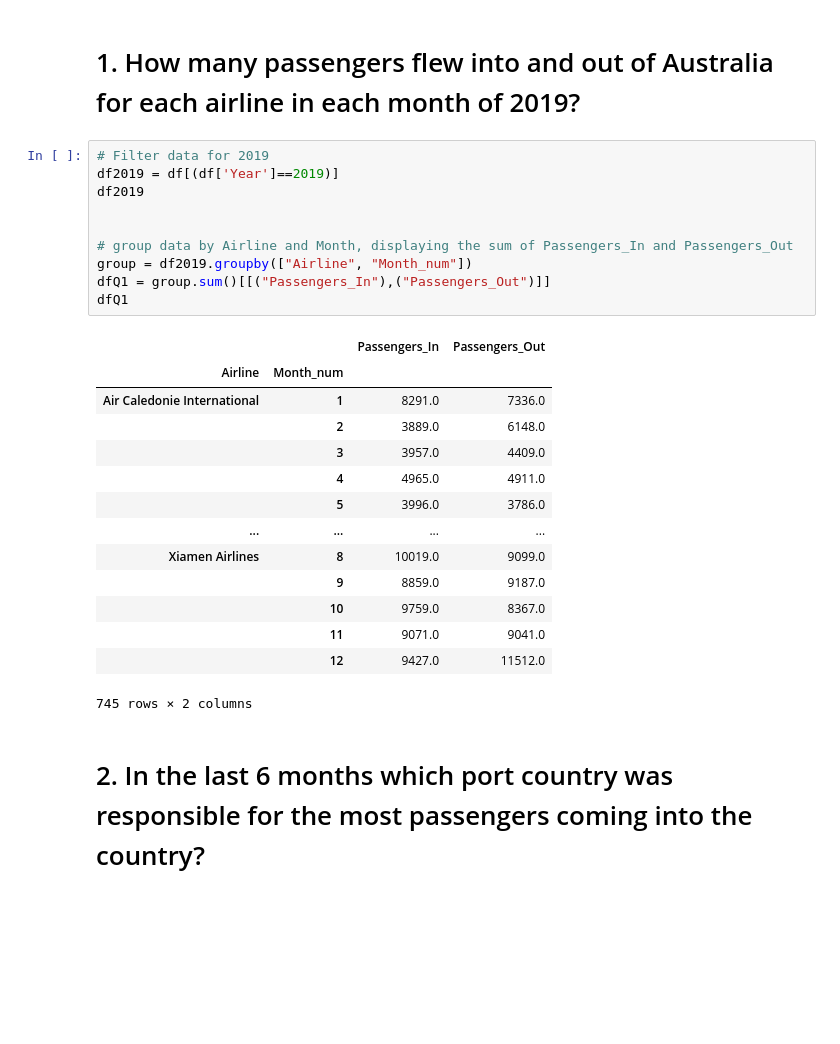
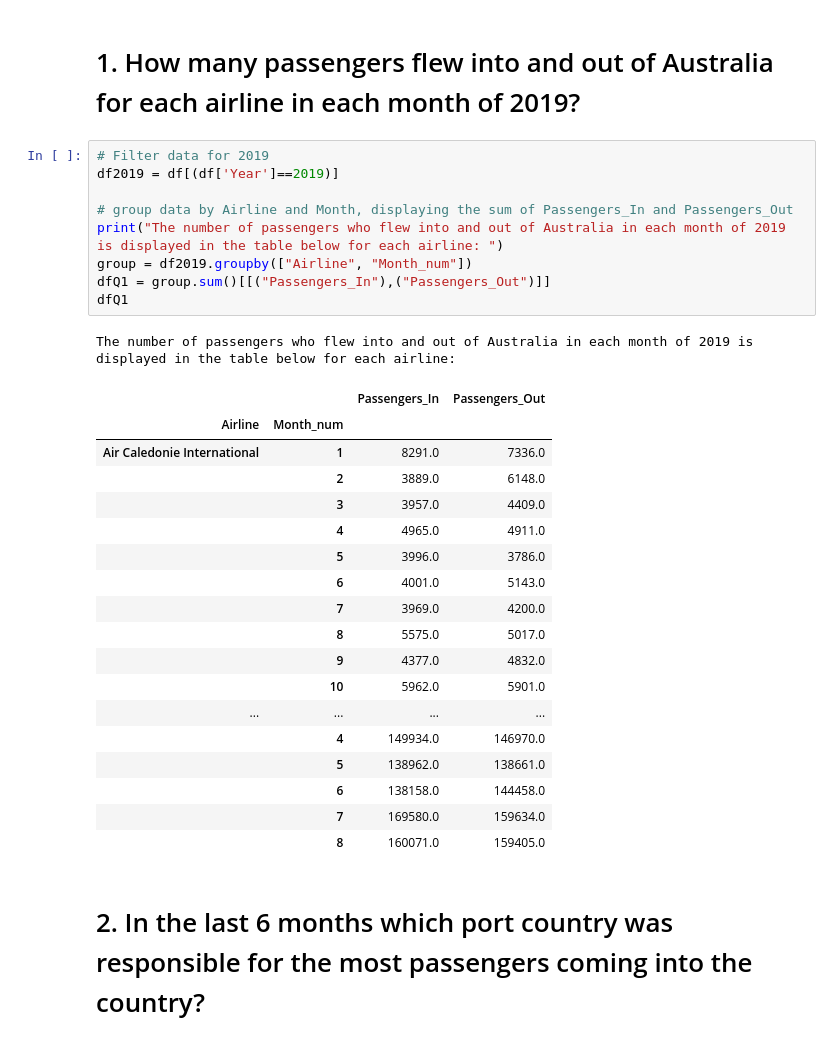
Before and after one commit to m-gannon/Data-Engineer-Code-Challenge, a Jupyter notebook: Data-Eng-Coding-Challange.ipynb, the cells around one changed output. Drawn from its saved outputs; the diff is of its cells as text; blank space fills up the shorter version.

```diff
--- a/Data-Eng-Coding-Challange.ipynb
+++ b/Data-Eng-Coding-Challange.ipynb
@@ -32,28 +32,32 @@ df
 # %%
 # Filter data for 2019
 df2019 = df[(df['Year']==2019)]
-df2019
-
 
 # group data by Airline and Month, displaying the sum of Passengers_In and Passengers_Out
+print("The number of passengers who flew into and out of Australia in each month of 2019 is displayed in the table below for each airline: ")
 group = df2019.groupby(["Airline", "Month_num"])
 dfQ1 = group.sum()[[("Passengers_In"),("Passengers_Out")]]
 dfQ1
 # %% [output]
+The number of passengers who flew into and out of Australia in each month of 2019 is displayed in the table below for each airline:
 |  |  | Passengers_In | Passengers_Out |
 | Airline | Month_num |  |  |
 | Air Caledonie International | 1 | 8291.0 | 7336.0 |
 |  | 2 | 3889.0 | 6148.0 |
 |  | 3 | 3957.0 | 4409.0 |
 |  | 4 | 4965.0 | 4911.0 |
 |  | 5 | 3996.0 | 3786.0 |
+|  | 6 | 4001.0 | 5143.0 |
+|  | 7 | 3969.0 | 4200.0 |
+|  | 8 | 5575.0 | 5017.0 |
+|  | 9 | 4377.0 | 4832.0 |
+|  | 10 | 5962.0 | 5901.0 |
 | ... | ... | ... | ... |
-| Xiamen Airlines | 8 | 10019.0 | 9099.0 |
-|  | 9 | 8859.0 | 9187.0 |
-|  | 10 | 9759.0 | 8367.0 |
-|  | 11 | 9071.0 | 9041.0 |
-|  | 12 | 9427.0 | 11512.0 |
+|  | 4 | 149934.0 | 146970.0 |
+|  | 5 | 138962.0 | 138661.0 |
+|  | 6 | 138158.0 | 144458.0 |
+|  | 7 | 169580.0 | 159634.0 |
+|  | 8 | 160071.0 | 159405.0 |
-745 rows × 2 columns
 # %% [markdown]
 # 2.	In the last 6 months which port country was responsible for the most passengers coming into the country?
 # %%
```
Also changed, not shown: parts of 2 cells of this notebook.
